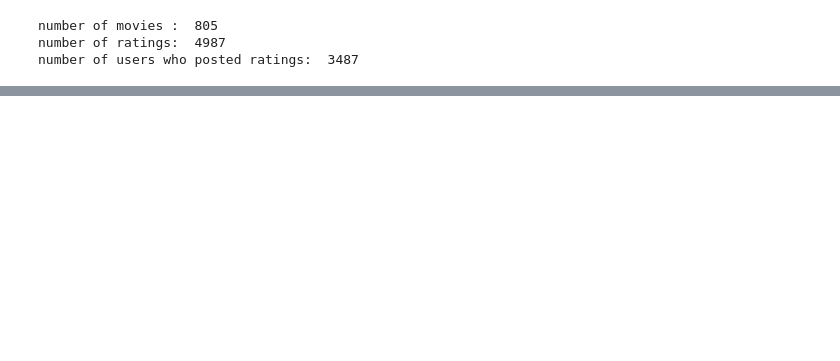
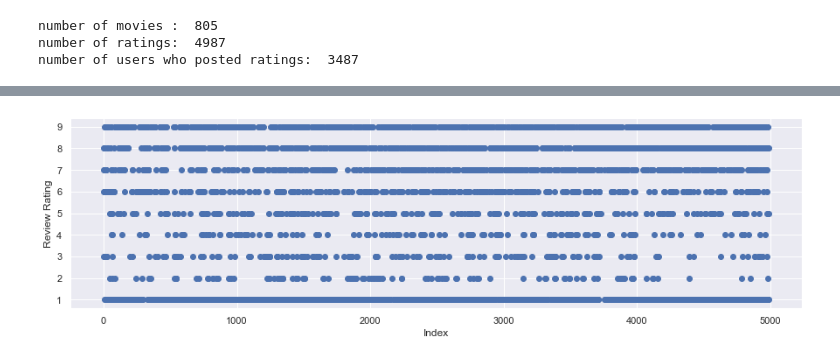
Before and after one commit to Codernob/Bangla-Movie-Recommender-System, a Jupyter notebook: Data Collection/imdb/analysis.ipynb, the cells around one changed output, grey strips where cells are left out. Cells and saved outputs as stored; diff of their text form; code cells hidden in the pictures; blank space fills up the shorter version.

Commit message:
added some visualizations

```diff
--- a/Data Collection/imdb/analysis.ipynb
+++ b/Data Collection/imdb/analysis.ipynb
@@ -22,0 +53,2 @@ number of users who posted ratings:  3487
+# %%
+dataset.rename(columns={'Unnamed: 0' : 'Index'},inplace=True) # giving the first column a nice name to refer to
@@ -22,0 +64,13 @@ number of users who posted ratings:  3487
+# %%
+import seaborn as sns                       #visualisation
+import matplotlib.pyplot as plt             #visualisation
+%matplotlib inline
+sns.set(color_codes=True)
+# %%
+fig, ax = plt.subplots(figsize=(15,4))
+ax.scatter(dataset['Index'], dataset['Review Rating'])
+ax.set_xlabel('Index')
+ax.set_ylabel('Review Rating')
+plt.show() # showing scatter plot below
+# %% [output]
+[figure, added]
```
Also changed, not shown: parts of 5 cells of this notebook.
